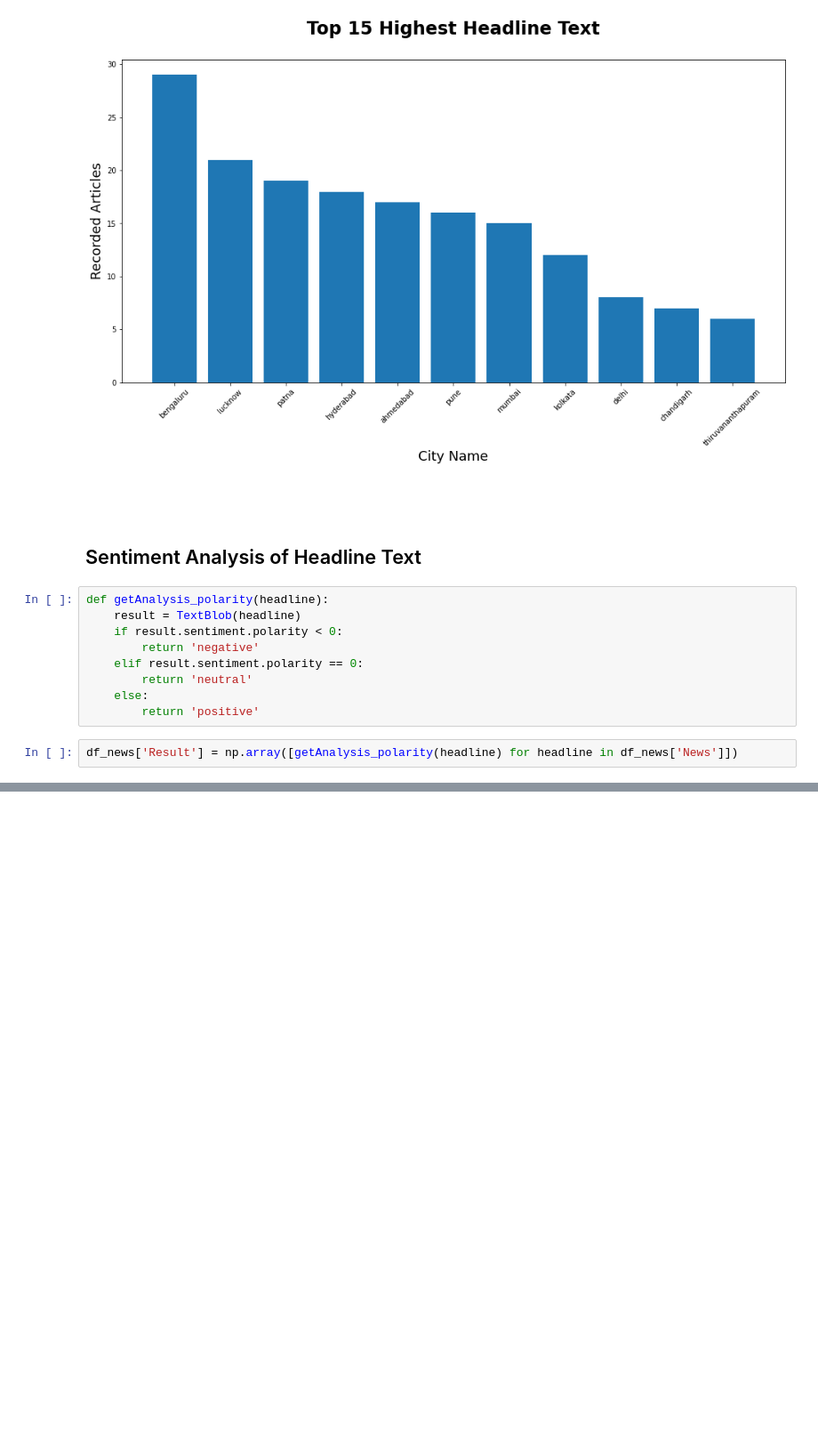
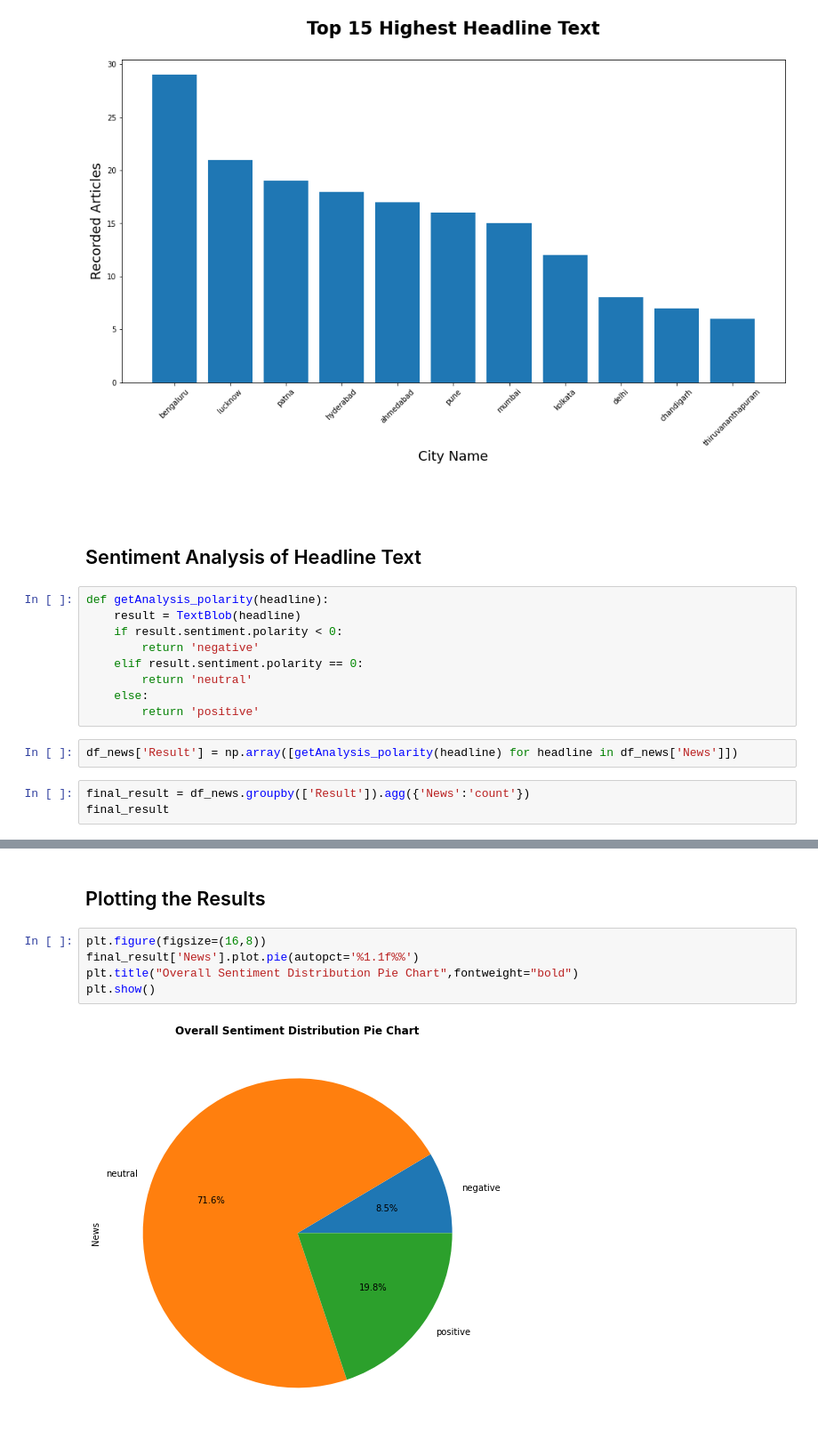
Before and after one commit to Sabyasachi-Seal/StockMarketPrediction, a Jupyter notebook: stockmarketprediction.ipynb, the cells around one changed output, grey strips where cells are left out. Shown at 89% size. Drawn from its saved outputs; the diff is of its cells as text; blank space fills up the shorter version.

Commit message:
Sentiment Analyzed

```diff
--- a/stockmarketprediction.ipynb
+++ b/stockmarketprediction.ipynb
@@ -316,3 +316,6 @@ def getAnalysis_polarity(headline):
         return 'positive'
 # %%
 df_news['Result'] = np.array([getAnalysis_polarity(headline) for headline in df_news['News']])
+# %%
+final_result = df_news.groupby(['Result']).agg({'News':'count'})
+final_result
@@ -318,0 +349,9 @@ df_news['Result'] = np.array([getAnalysis_polarity(headline) for headline in df_
+# %% [markdown]
+## Plotting the Results
+# %%
+plt.figure(figsize=(16,8))
+final_result['News'].plot.pie(autopct='%1.1f%%')
+plt.title("Overall Sentiment Distribution Pie Chart",fontweight="bold")
+plt.show()
+# %% [output]
+[figure, added]
```
Also changed, not shown: parts of 7 cells of this notebook.
